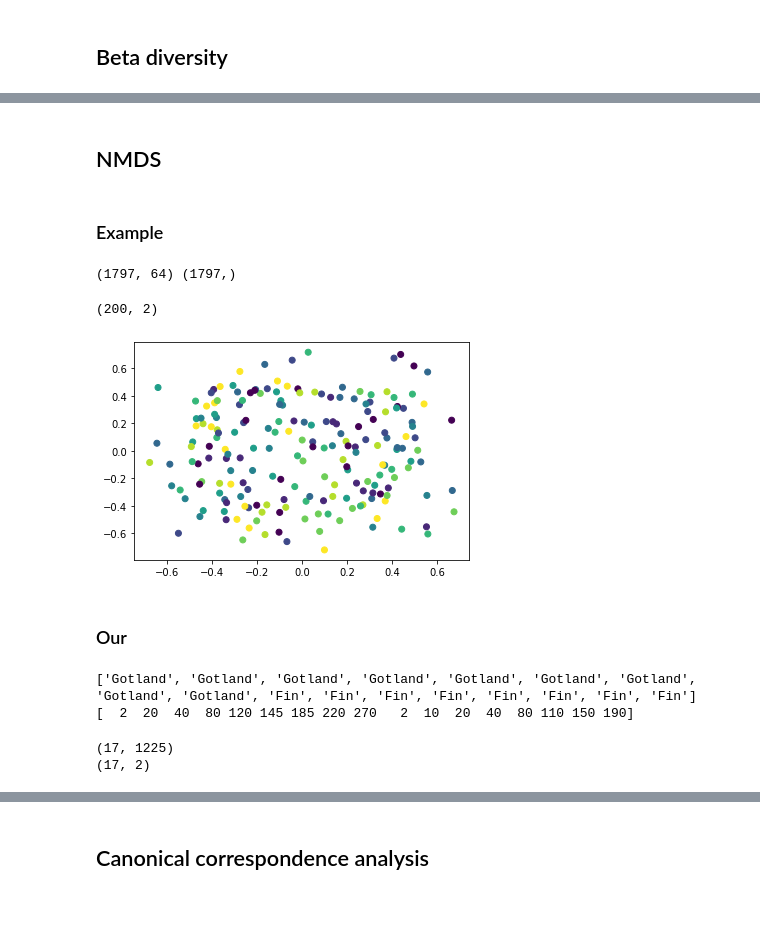
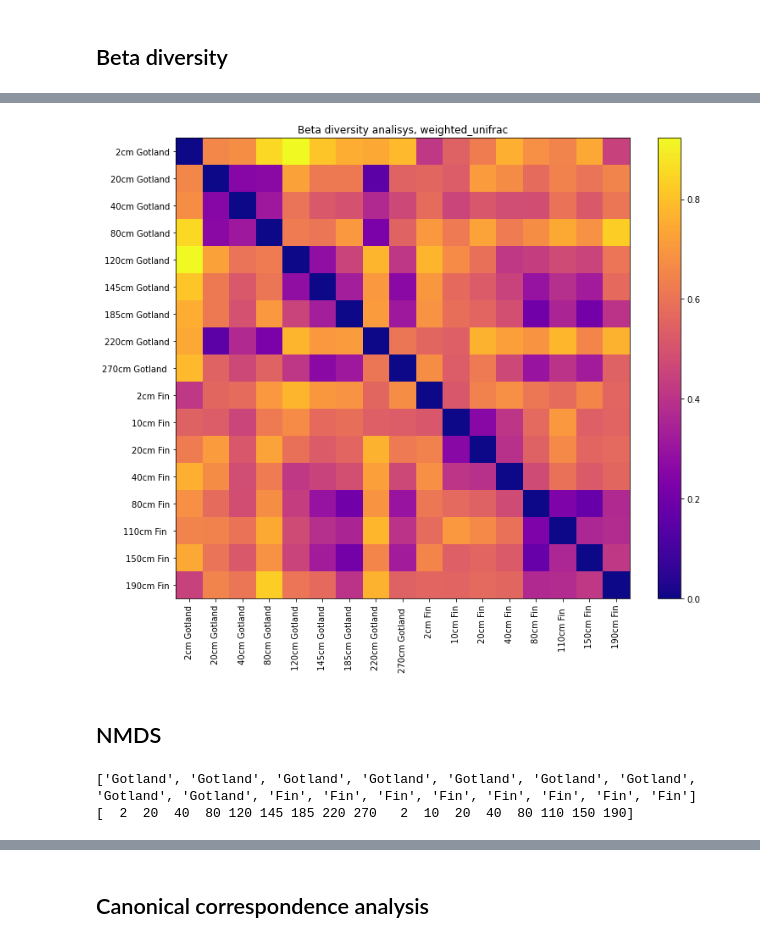
Before and after one commit to kpotoh/valerik, a Jupyter notebook: notebooks/diversity.ipynb, the cells around one changed output, grey strips where cells are left out. Cells and saved outputs as stored; diff of their text form; code cells hidden in the pictures; blank space fills up the shorter version.

```diff
--- a/notebooks/diversity.ipynb
+++ b/notebooks/diversity.ipynb
@@ -177,27 +189,19 @@ plt.savefig("../figures/beta_braycurtis.png")
+# %%
+metrics = ["braycurtis", "unweighted_unifrac", "weighted_unifrac"]
+metric = metrics[2]
+
+if "unifrac" in metric:
+    dm = diversity.beta_diversity(metric, comp_otu, comp_otu.index, otu_ids=otu_names, tree=tree)
+else:
+    dm = diversity.beta_diversity(metric, comp_otu, comp_otu.index)
+
+fig = dm.plot("plasma", f"Beta diversity analisys, {metric}")
+fig.set_size_inches((12, 10))
+plt.savefig(f"../figures/beta_{metric}.png")
+# %% [output]
+[figure, added]
 # %% [markdown]
 ## NMDS
-# %% [markdown]
-### Example
-# %%
-from sklearn.datasets import load_digits
-from sklearn.manifold import MDS
-
-X, y = load_digits(return_X_y=True)
-print(X.shape, y.shape)
-X = X[:200]
-y = y[:200]
-embedding = MDS(n_components=2, metric=False, n_jobs=-1)
-X_transformed = embedding.fit_transform(X)
-X_transformed.shape
-# %% [output]
-(1797, 64) (1797,)
-(200, 2)
-# %%
-plt.scatter(X_transformed[:, 0], X_transformed[:, 1], c=y);
-# %% [output]
-[figure, removed]
-# %% [markdown]
-### Our
 # %%
 samples = comp_otu.index.values
 metasamples = list(map(lambda x: x.split()[-1], samples))
@@ -211,14 +215,4 @@ metasamples_ids = [ms2ids[x] for x in metasamples]
 # %% [output]
 ['Gotland', 'Gotland', 'Gotland', 'Gotland', 'Gotland', 'Gotland', 'Gotland', 'Gotland', 'Gotland', 'Fin', 'Fin', 'Fin', 'Fin', 'Fin', 'Fin', 'Fin', 'Fin']
 [  2  20  40  80 120 145 185 220 270   2  10  20  40  80 110 150 190]
-# %%
-X = comp_otu.values
-print(X.shape)
-X = X[:200]
-embedding = MDS(n_components=2, metric=True, n_jobs=-1, dissimilarity="precomputed")
-X_transformed = embedding.fit_transform(dm.redundant_form())
-print(X_transformed.shape)
-# %% [output]
-(17, 1225)
-(17, 2)
 # %%
```
Also changed, not shown: parts of 8 cells of this notebook, 20 other files.
